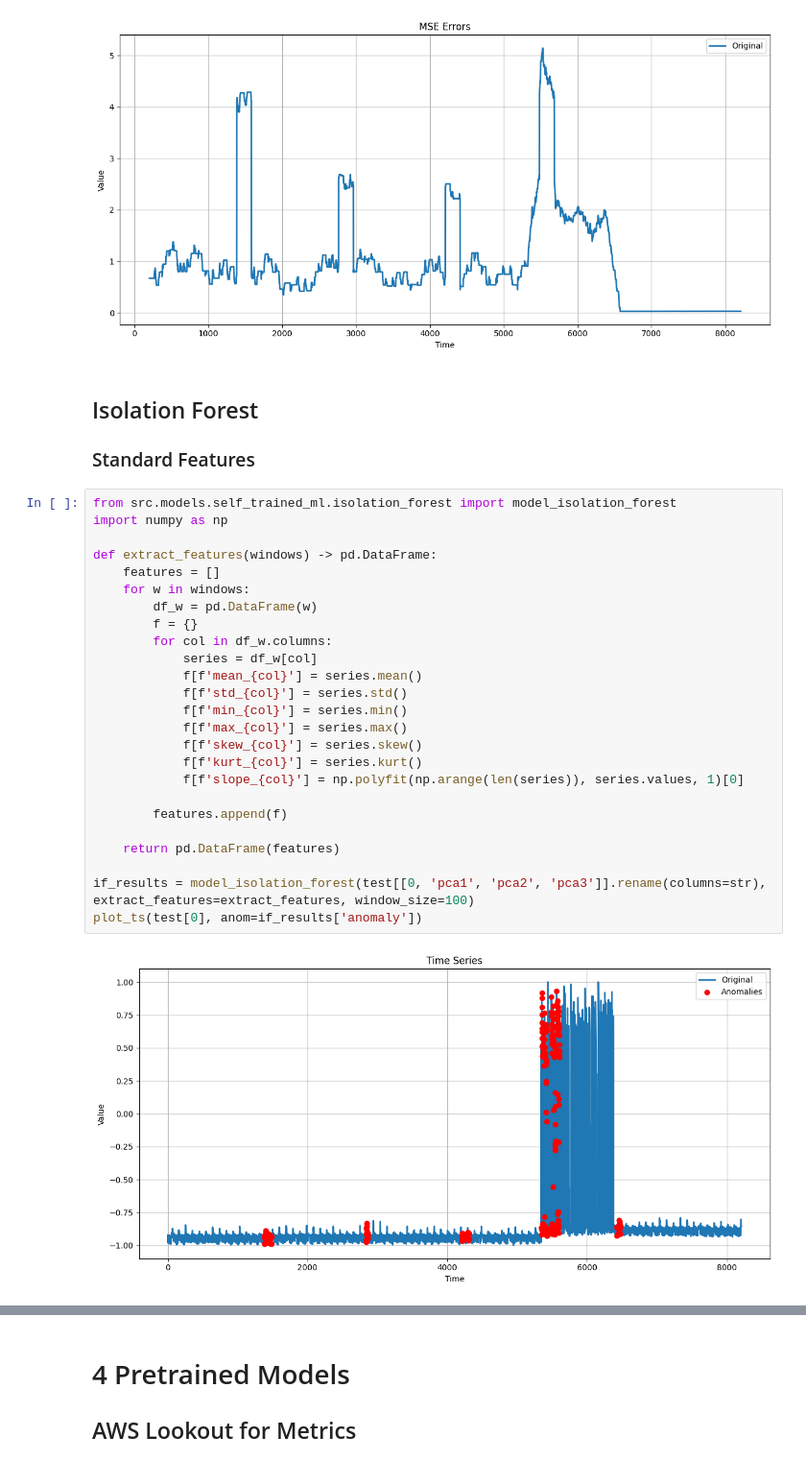
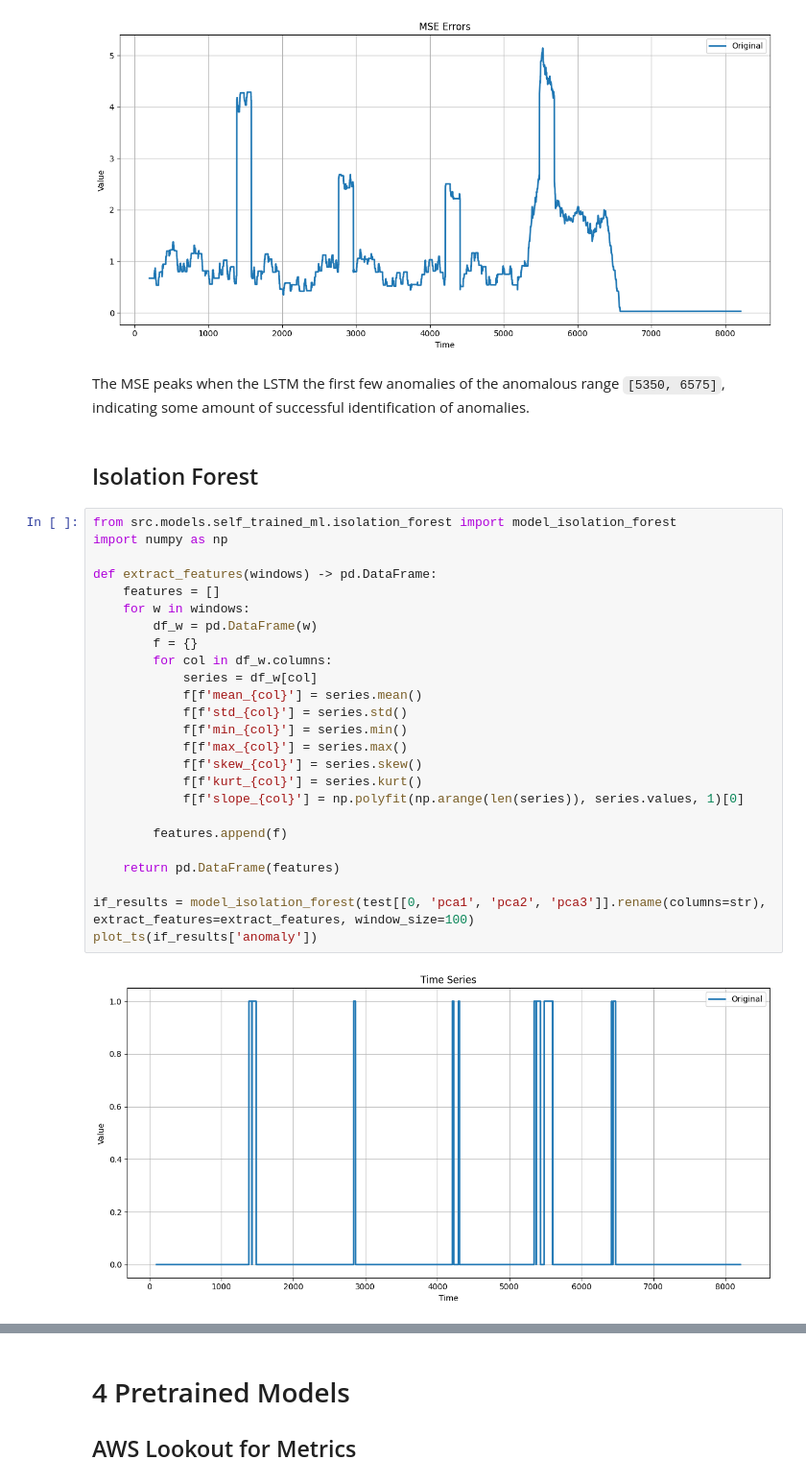
Before and after one commit to Jiaqi-Tang/Time-Series-Anomaly, a Jupyter notebook: notebooks/quality_control.ipynb, the cells around one changed output, grey strips where cells are left out. Shown at 96% size. Drawn from its saved outputs; the diff is of its cells as text.

```diff
--- a/notebooks/quality_control.ipynb
+++ b/notebooks/quality_control.ipynb
@@ -242,34 +259,34 @@ errors_ts = pd.Series(mse_LSTM.numpy(), index=test.index[200:])
 plot_ts(errors_ts, title='MSE Errors')
 # %% [output]
 [figure]
+# %% [markdown]
+The MSE peaks when the LSTM the first few anomalies of the anomalous range `[5350, 6575]`, indicating some amount of successful identification of anomalies.
 # %% [markdown]
 ## Isolation Forest
-
-### Standard Features
 # %%
 from src.models.self_trained_ml.isolation_forest import model_isolation_forest
 import numpy as np
 
 def extract_features(windows) -> pd.DataFrame:
     features = []
     for w in windows:
         df_w = pd.DataFrame(w)
         f = {}
         for col in df_w.columns:
             series = df_w[col]
             f[f'mean_{col}'] = series.mean()
             f[f'std_{col}'] = series.std()
             f[f'min_{col}'] = series.min()
             f[f'max_{col}'] = series.max()
             f[f'skew_{col}'] = series.skew()
             f[f'kurt_{col}'] = series.kurt()
             f[f'slope_{col}'] = np.polyfit(np.arange(len(series)), series.values, 1)[0]
 
         features.append(f)
 
     return pd.DataFrame(features)
 
 if_results = model_isolation_forest(test[[0, 'pca1', 'pca2', 'pca3']].rename(columns=str), extract_features=extract_features, window_size=100)
-plot_ts(test[0], anom=if_results['anomaly'])
+plot_ts(if_results['anomaly'])
 # %% [output]
-[figure, old version]
+[figure, new version]
```
Also changed, not shown: parts of 18 cells of this notebook, 5 other files.
